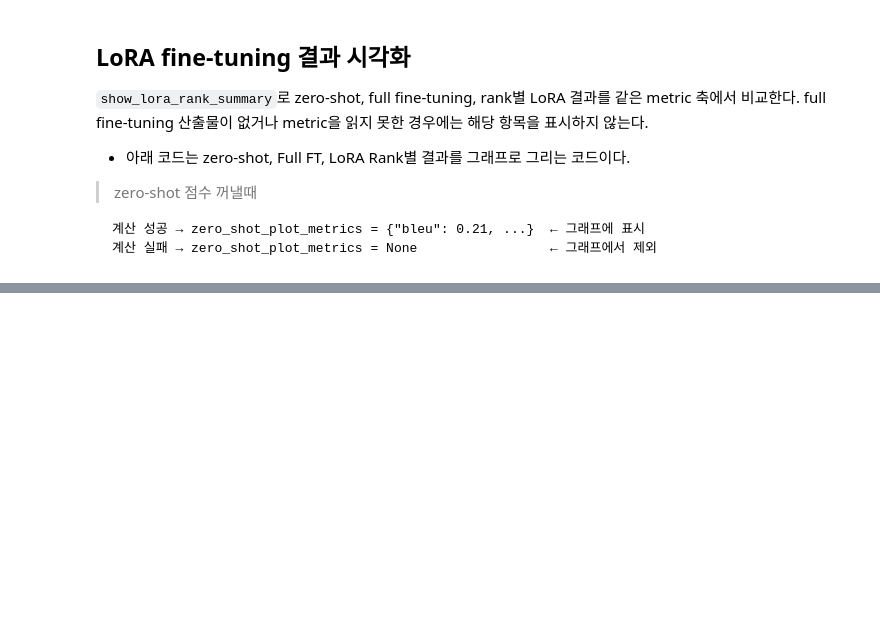
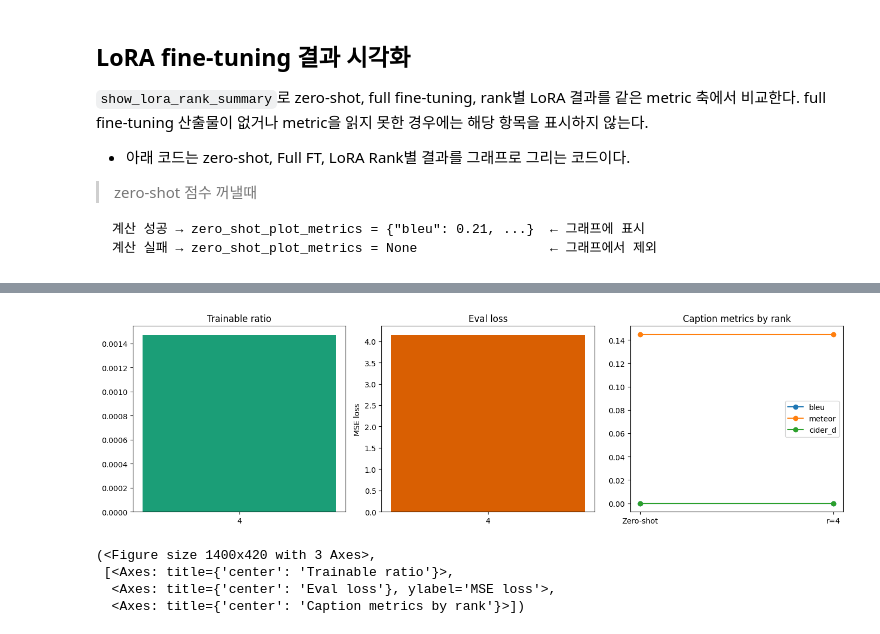
Before and after one commit to taeyoung0524/CNN, a Jupyter notebook: VLM/model/2_5_PEFT.ipynb, the cells around one changed output, grey strips where cells are left out. Saved outputs shown, nothing was run; the diff lists cells and outputs as text; code cells hidden in the pictures; blank space fills up the shorter version.

````diff
--- a/VLM/model/2_5_PEFT.ipynb
+++ b/VLM/model/2_5_PEFT.ipynb
@@ -149,17 +88,13 @@ class LoRAFinetuneConfig:
     prompt: str = "Describe this medical scene in one concise English sentence."
 
     # 현재 데이터가 작으므로 rank는 하나만 먼저 실험
-    ranks: tuple[int, ...] = (8,)
+    ranks: tuple[int, ...] = (4,)
 
     # LoRA를 적용할 모듈
+
     target_modules: tuple[str, ...] = (
         "q_proj",
-        "k_proj",
         "v_proj",
-        "o_proj",
-        "gate_proj",
-        "up_proj",
-        "down_proj",
     )
 
     seed: int = 42
@@ -168,7 +103,7 @@ class LoRAFinetuneConfig:
     # 네 GPU는 TITAN Xp 12GB라서 batch size를 작게 시작하는 게 안전함
     per_device_train_batch_size: int = 1
     per_device_eval_batch_size: int = 1
-    gradient_accumulation_steps: int = 4
+    gradient_accumulation_steps: int = 1
 
     # 데이터가 작으므로 일단 1 epoch로 파이프라인 확인
     num_train_epochs: int = 1
@@ -176,7 +111,7 @@ class LoRAFinetuneConfig:
     weight_decay: float = 0.01
     warmup_ratio: float = 0.03
     logging_steps: int = 1
-    max_new_tokens: int = 48
+    max_new_tokens: int = 24
 
     # NurViD 이미지와 caption 경로
     image_dir: Path = Path("dataset/selected_images")
@@ -435,7 +298,7 @@ Full FT 성능    ← 전체 학습한 상태
 
 # 이 gpu에서 모델을 어떤 정밀도로 올릴지 자동으로 결정
 # auto로 두면 T4에 맞게 자동으로 FP16을 선택
-torch_dtype = resolve_torch_dtype(device=device, torch_dtype="auto")
+torch_dtype = resolve_torch_dtype(device=device, torch_dtype=torch.float16)
 
 # SmolVLM 같은 멀티모달 모델을 로드할 때 어떤 클래스를 써야 하는지 자동으로 찾아주는 코드
 # SmolVLM은 이미지 + 텍스트를 처리하는 멀티모달이므로 AutoModelForImageTextToText
@@ -473,3 +336,8 @@ zero_shot_model = zero_shot_bundle["model"]
 '''
 
 align_model_generation_config_with_tokenizer(zero_shot_model, processor.tokenizer)
+
+print("model loaded:", type(zero_shot_model))
+print("processor loaded:", type(processor))
+print("torch dtype:", torch_dtype)
+print("device:", device)
@@ -748,45 +609,19 @@ result_lora_ft = {
 계산 실패 → zero_shot_plot_metrics = None                 ← 그래프에서 제외
 ```
 # %%
+from utils.visualization import show_lora_rank_summary
+
 # LoRA fine-tuning 결과 시각화
-# 시각화 전에 zero-shot과 full fine-tuning metric이 실제로 사용 가능한지 확인해 None으로 정리합니다.
-# show_lora_rank_summary는 zero-shot, full FT, rank별 LoRA를 같은 metric 축에서 비교합니다.
+# Zero-shot과 LoRA rank 결과만 비교한다.
 
-# zero-shot 점수 준비
 zero_shot_plot_metrics = result_lora_ft["zero_shot_caption_scores"]
-# metric 계산이 실패해 available=False이면 그래프 입력에서 제외합니다.
+
 if isinstance(zero_shot_plot_metrics, dict) and zero_shot_plot_metrics.get("available") is False:
     zero_shot_plot_metrics = None
 
-# Full FT 점수 준비
-# 1.5주차에 학습해둔 Full FT 결과가 있으면 가져오고, 없으면 None으로 두는 코드
-full_ft_plot_metrics = None # 결과가 없을 때를 기본값으로 설정한다.
-full_ft_report = result_lora_ft.get("full_finetuning_comparison") # result_lora_ft 딕셔너리에서 Full FT 결과 꺼내기
-
-# full FT report가 있고 metric이 유효할 때만 full FT bar를 추가합니다.
-if isinstance(full_ft_report, dict) and full_ft_report.get("available"):
-    # get("metrics", {})에서 {}는 "metrics"키가 없을 때 빈 딕셔너리를 반환한다는 뜻이다. (오류 방지)
-    full_ft_metrics = full_ft_report.get("metrics", {}).get("full_finetuned") # 딕셔너리 안으로 들어가서 실제 점수를 꺼낸다.
-    '''
-      full_ft_report = {
-      "available": True,
-      "metrics": {
-          "full_finetuned": {       ← 여기서 꺼냄
-              "bleu": 0.45,
-              "rouge": 0.52,
-              ...
-              }
-          }
-      }
-    '''
-    # 두 번째 확인
-    # .get("available", True)에서 True는 "available" 키가 없을 때 기본값으로 True를 쓴다는 뜻
-    if isinstance(full_ft_metrics, dict) and full_ft_metrics.get("available", True) is not False:
-        full_ft_plot_metrics = full_ft_metrics
-
-# 그래프 그리기
 show_lora_rank_summary(
-    result_lora_ft["rows"], # LoRA rank별 결과
-    zero_shot_metrics=zero_shot_plot_metrics, # zero-shot 점수
-    full_finetuning_metrics=full_ft_plot_metrics, # Full FT 점수
+    result_lora_ft["rows"],
+    zero_shot_metrics=zero_shot_plot_metrics,
+    full_finetuning_metrics=None,
 )
+# %% [output]
@@ -792,0 +632,5 @@ show_lora_rank_summary(
+[figure, added]
+(<Figure size 1400x420 with 3 Axes>,
+ [<Axes: title={'center': 'Trainable ratio'}>,
+  <Axes: title={'center': 'Eval loss'}, ylabel='MSE loss'>,
+  <Axes: title={'center': 'Caption metrics by rank'}>])
````
Also changed, not shown: parts of 17 cells of this notebook, 42 other files.
